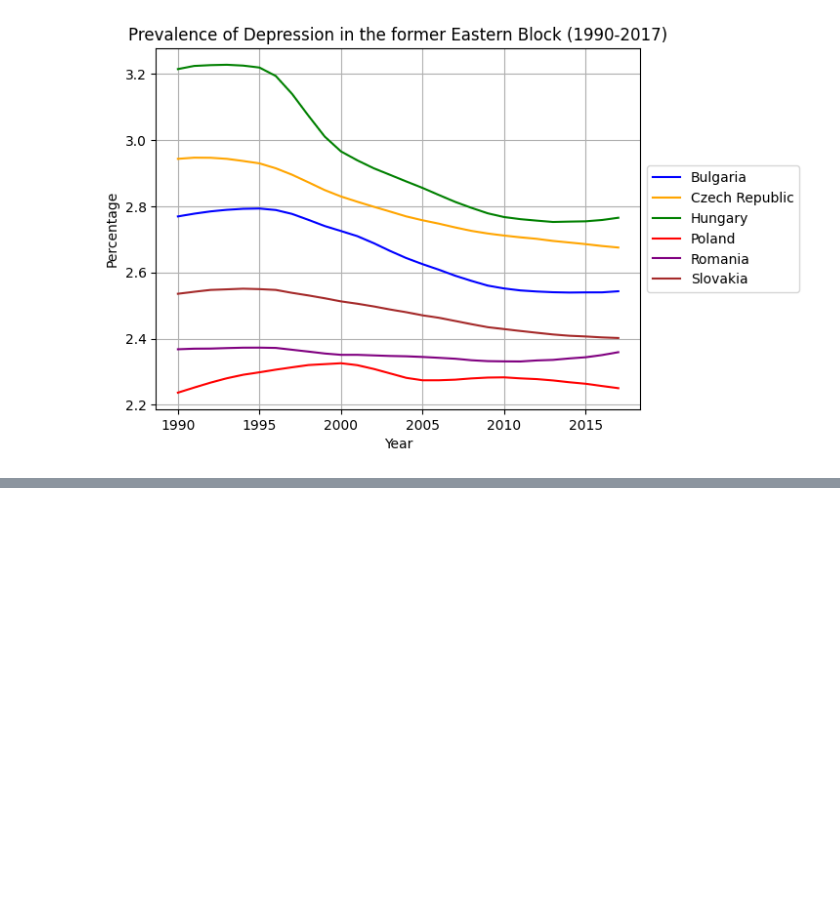
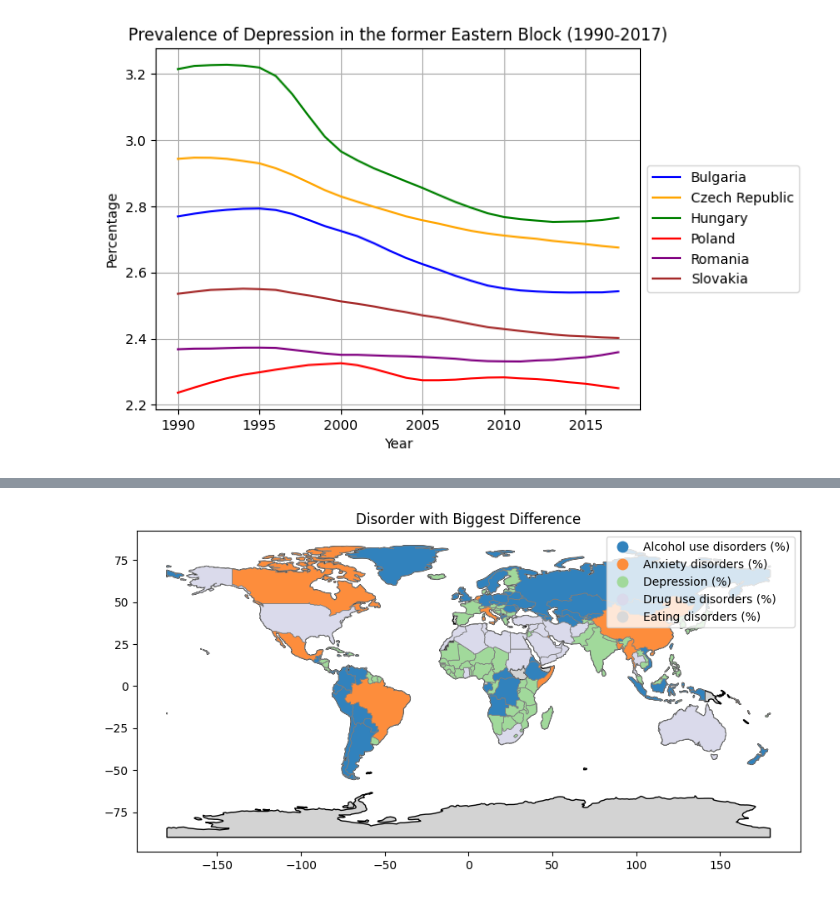
Before and after one commit to supernauth/mental_health_disorder, a Jupyter notebook: mental_health_disorder.ipynb, the cells around one changed output, grey strips where cells are left out. Saved outputs shown, nothing was run; the diff lists cells and outputs as text; code cells hidden in the pictures; blank space fills up the shorter version.

Commit message:
Experimenting with plots

```diff
--- a/mental_health_disorder.ipynb
+++ b/mental_health_disorder.ipynb
@@ -214,0 +279,14 @@ plt.show()
+# %%
+world = gpd.read_file('dataset/natural_earth/ne_110m_admin_0_countries.shp')
+
+fig, ax = plt.subplots(figsize=(15, 5))
+
+world.plot(ax=ax, color='lightgrey', edgecolor='black')
+
+merged.plot(column='Column with Biggest Difference', cmap='tab20c', linewidth=0.6, ax=ax, edgecolor='0.5', legend=True)
+
+plt.title('Disorder with Biggest Difference')
+
+plt.show()
+# %% [output]
+[figure, added]
```
Also changed, not shown: parts of 4 cells of this notebook.
